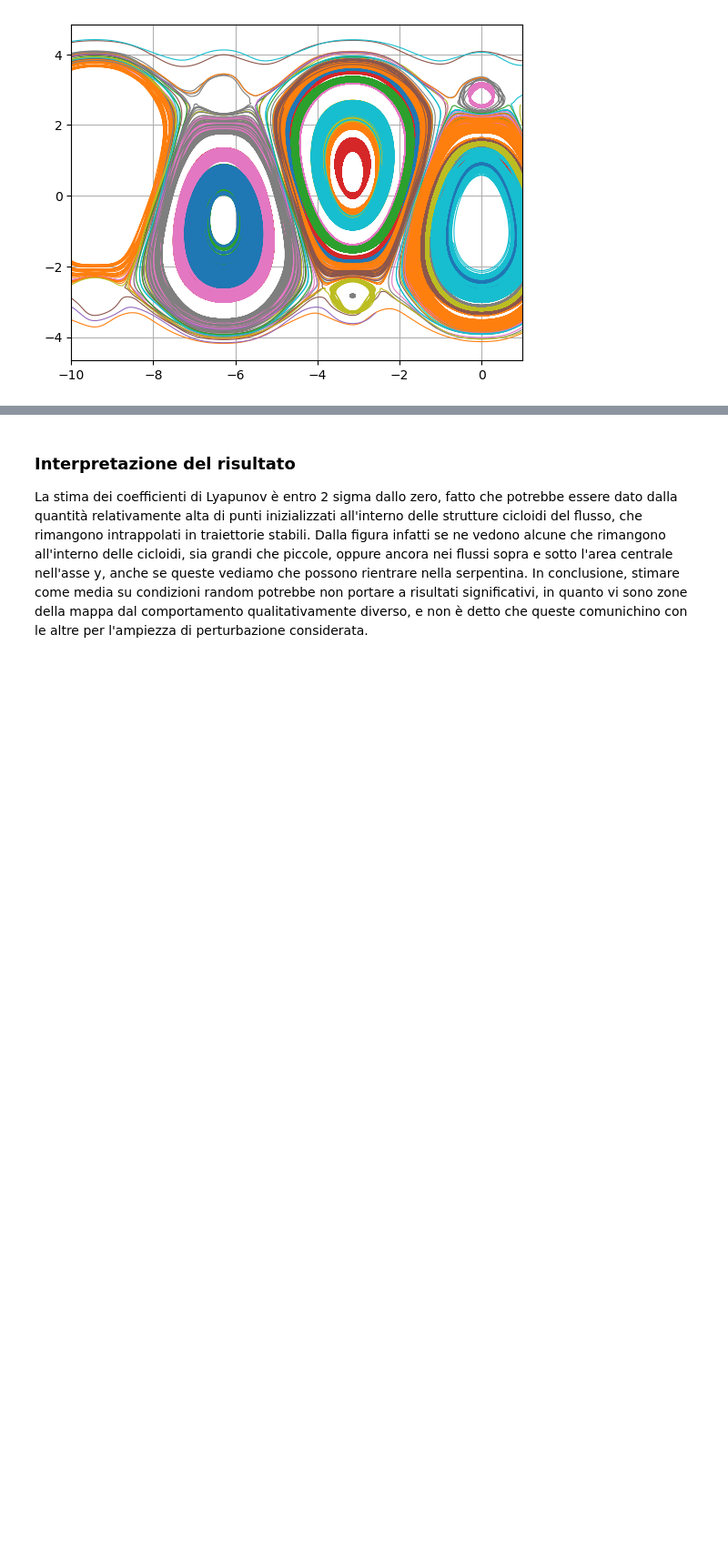
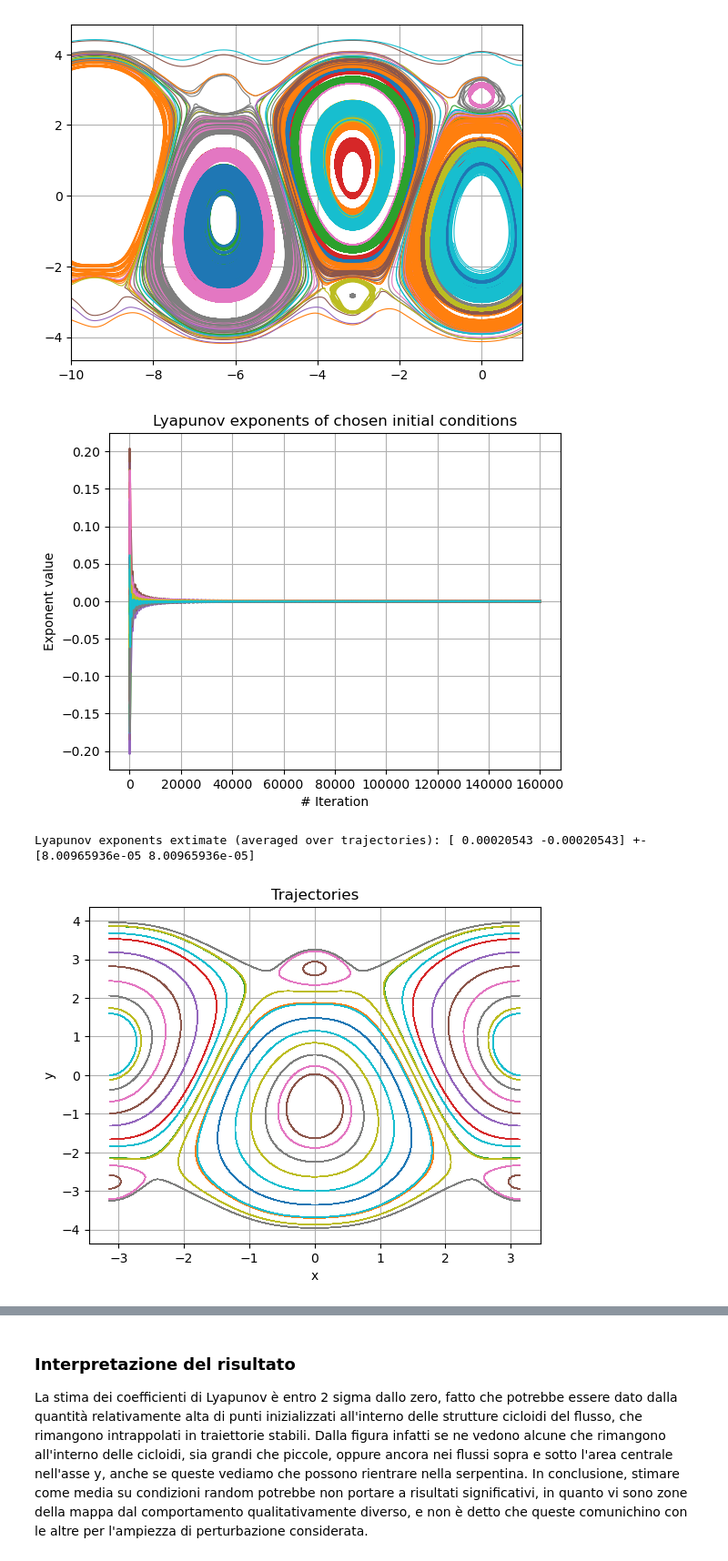
Before and after one commit to m-a-pianini/Dyna, a Jupyter notebook: experiments/samelson.ipynb, the cells around one changed output, grey strips where cells are left out. Shown at 91% size. Saved outputs shown, nothing was run; the diff lists cells and outputs as text; code cells hidden in the pictures; blank space fills up the shorter version.

```diff
--- a/experiments/samelson.ipynb
+++ b/experiments/samelson.ipynb
@@ -230,7 +260,7 @@ for cum, h, wf in zip(var_cum_lyaps, jnp.concat(H), jnp.concat(WF)):
 
 fig = plt.figure()
 ax = fig.add_subplot(111, projection="3d")
-for cum, h, wf in zip(var_cum_lyaps.reshape(10,10), H, WF):
+for cum, h, wf in zip(var_cum_lyaps.reshape(*shapes), H, WF):
     markerline, stemlines, baseline = ax.stem(
         h, wf, cum, linefmt='grey', markerfmt='D')
     markerline.set_markerfacecolor('none')
@@ -339,0 +373,26 @@ flurry_trajects, flurry_cum_lyaps = batched_lyap(flurry, t0_batch, pars, steps*d
+# %%
+# Plot and results
+for cum in flurry_cum_lyaps:
+    plt.plot(cum)
+plt.grid(True)
+plt.xlabel("# Iteration"); plt.ylabel("Exponent value"); plt.title("Lyapunov exponents of chosen initial conditions")
+plt.savefig(FIG_PATH + "Flurry_lyaps_unpert.png")
+plt.show()
+lyap_ext = flurry_cum_lyaps.mean(axis=0)[-1, :]
+lyap_std = flurry_cum_lyaps.std(axis=0)[-1, :]
+print(f"Lyapunov exponents extimate (averaged over trajectories): {lyap_ext} +- {lyap_std}")
+
+# Trajectories
+flurry_trajects_trasp = np.transpose(flurry_trajects, axes=(0, -1, -2))
+#with plt.style.context('Solarize_Light2'):
+fig, ax = plt.subplots()
+for traj in flurry_trajects_trasp:
+    plot_wrapped(*traj, ax=ax, linewidth=0.65)
+plt.grid(True)
+plt.xlabel("x"); plt.ylabel("y"); plt.title("Trajectories")
+plt.savefig(FIG_PATH + "Flurry_trajects_unpert.png", dpi=1500)
+plt.show()
+# %% [output]
+[figure, added]
+Lyapunov exponents extimate (averaged over trajectories): [ 0.00020543 -0.00020543] +- [8.00965936e-05 8.00965936e-05]
+[figure, added]
```
Also changed, not shown: parts of 14 cells of this notebook, 10 other files.
